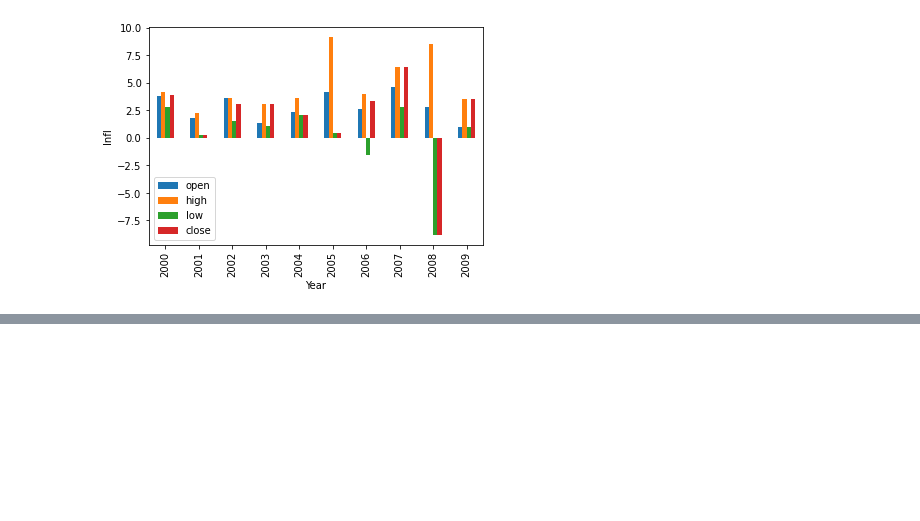
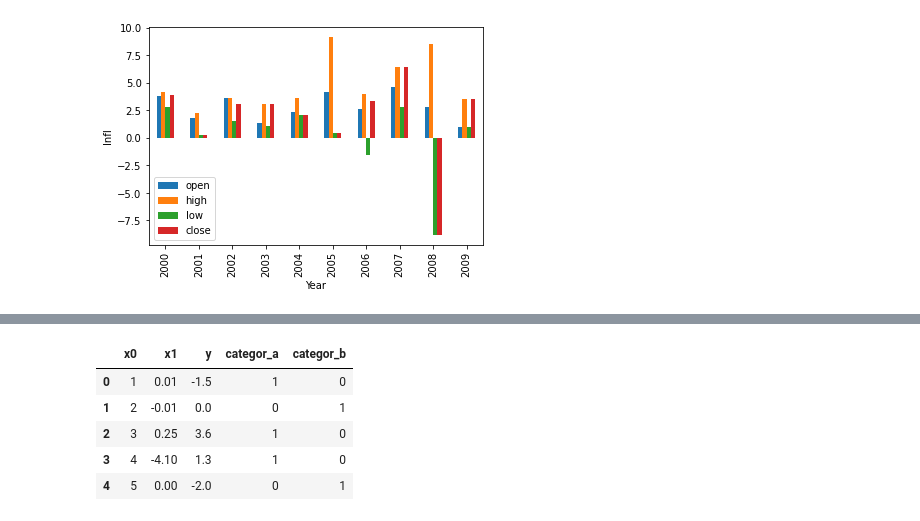
Before and after one commit to UnknownBoom/npTest, a Jupyter notebook: pydata-book/code/jl/1.ipynb, the cells around one changed output, grey strips where cells are left out. Cells and saved outputs as stored; diff of their text form; code cells hidden in the pictures; blank space fills up the shorter version.

```diff
--- a/pydata-book/code/jl/1.ipynb
+++ b/pydata-book/code/jl/1.ipynb
@@ -522,0 +600,6 @@ data.resample('Y')['infl'].ohlc().sort_index()['2000':].plot.bar(ylabel='Infl',
+# %%
+data = pd.DataFrame({
+      'x0': [1, 2, 3, 4, 5],
+     'x1': [0.01, -0.01, 0.25, -4.1, 0.],
+      'y': [-1.5, 0., 3.6, 1.3, -2.]})
+data
@@ -522,0 +624,3 @@ data.resample('Y')['infl'].ohlc().sort_index()['2000':].plot.bar(ylabel='Infl',
+# %%
+data['categor'] = pd.Categorical(list('abacb'), categories=list('abc'))
+data
@@ -522,0 +634,3 @@ data.resample('Y')['infl'].ohlc().sort_index()['2000':].plot.bar(ylabel='Infl',
+# %%
+dm = pd.get_dummies(data.categor, prefix='categor')
+dm
@@ -522,0 +644,10 @@ data.resample('Y')['infl'].ohlc().sort_index()['2000':].plot.bar(ylabel='Infl',
+# %%
+dt = data.drop('categor', axis=1).join(dm)
+dt
+# %% [output]
+|  | x0 | x1 | y | categor_a | categor_b |
+| 0 | 1 | 0.01 | -1.5 | 1 | 0 |
+| 1 | 2 | -0.01 | 0.0 | 0 | 1 |
+| 2 | 3 | 0.25 | 3.6 | 1 | 0 |
+| 3 | 4 | -4.10 | 1.3 | 1 | 0 |
+| 4 | 5 | 0.00 | -2.0 | 0 | 1 |
```
Also changed, not shown: parts of 10 cells of this notebook, 1 other file.
